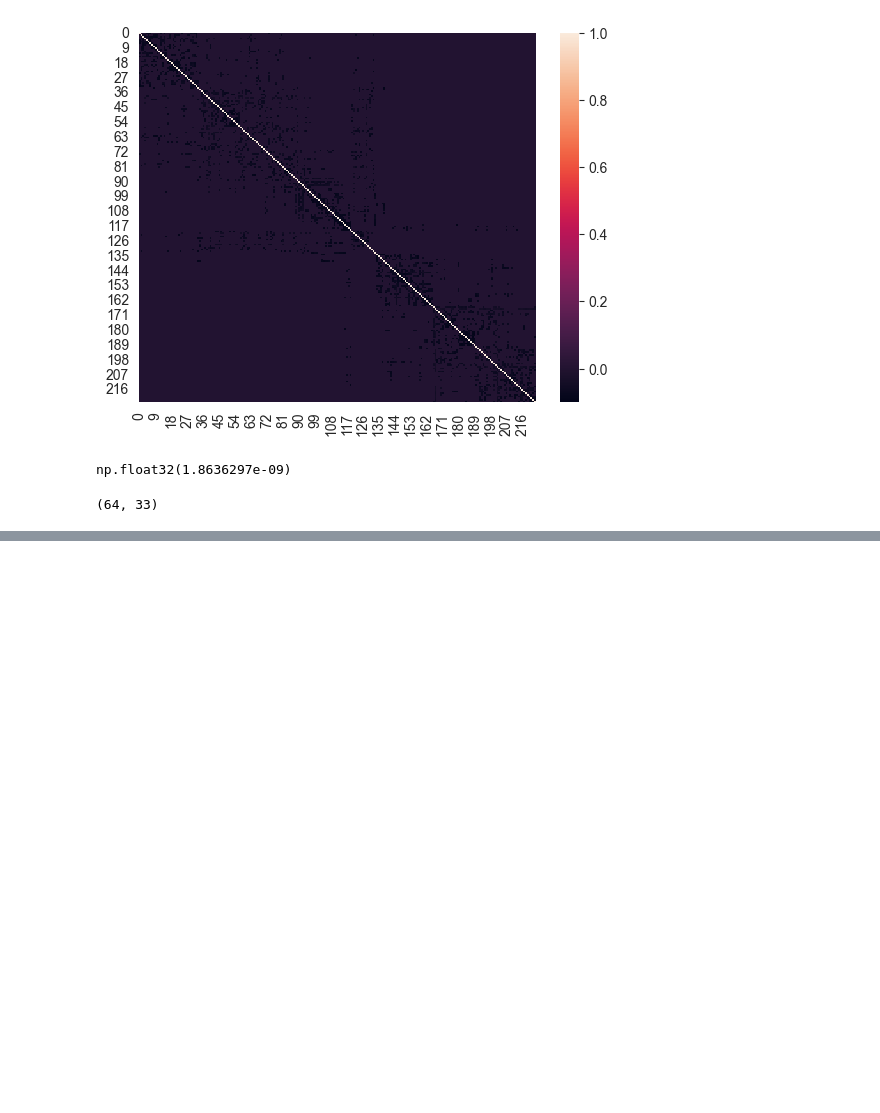
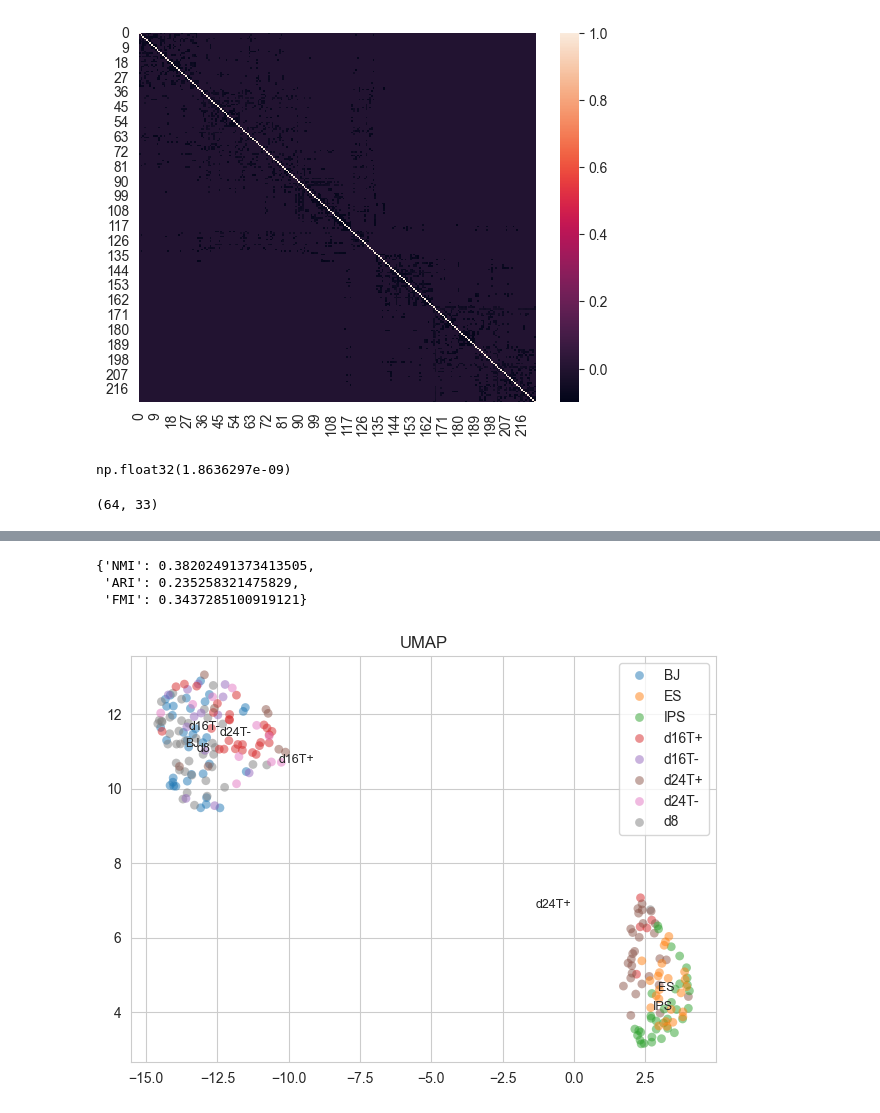
Before and after one commit to congfeng4/SCOIT, a Jupyter notebook: hgnn_sc_GEM.ipynb, the cells around one changed output, grey strips where cells are left out. Drawn from its saved outputs; the diff is of its cells as text; code cells hidden in the pictures; blank space fills up the shorter version.

```diff
--- a/hgnn_sc_GEM.ipynb
+++ b/hgnn_sc_GEM.ipynb
@@ -299,0 +298,7 @@ umap_visualize(Xm1, labels)
+# %%
+umap_visualize(methylation_data_clean, labels)
+# %% [output]
+{'NMI': 0.38202491373413505,
+ 'ARI': 0.235258321475829,
+ 'FMI': 0.3437285100919121}
+[figure, added]
```
Also changed, not shown: parts of 15 cells of this notebook, 3 other files.
